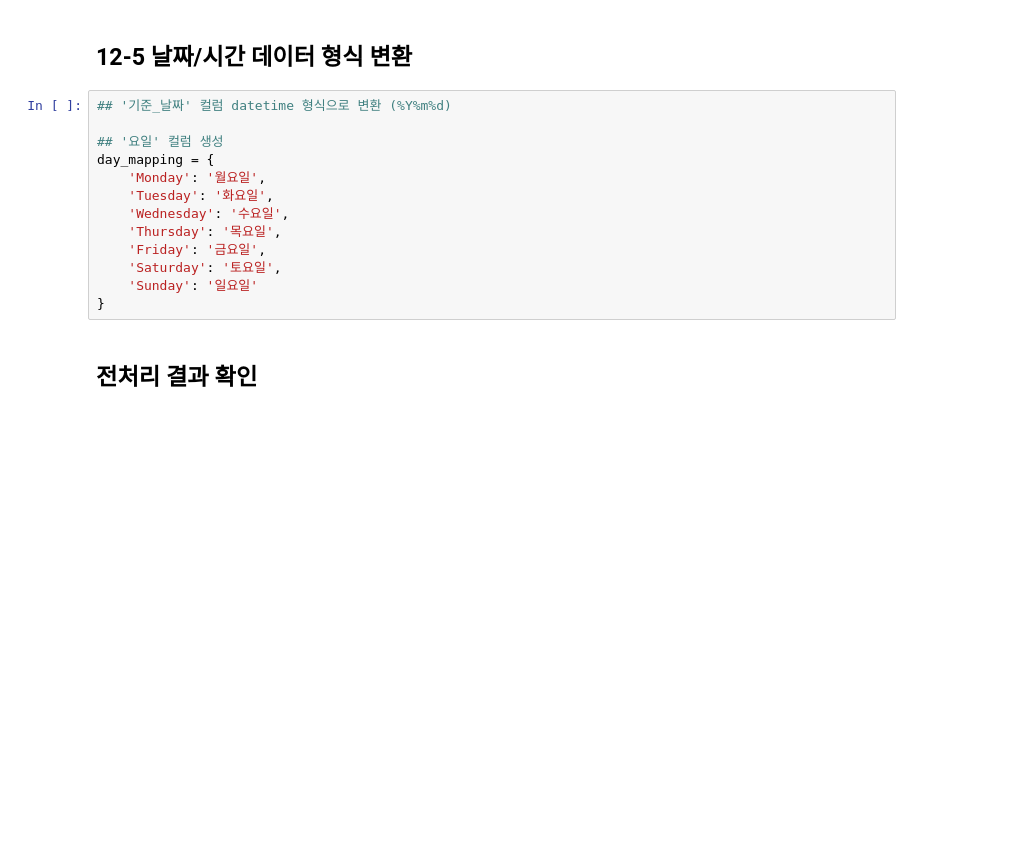
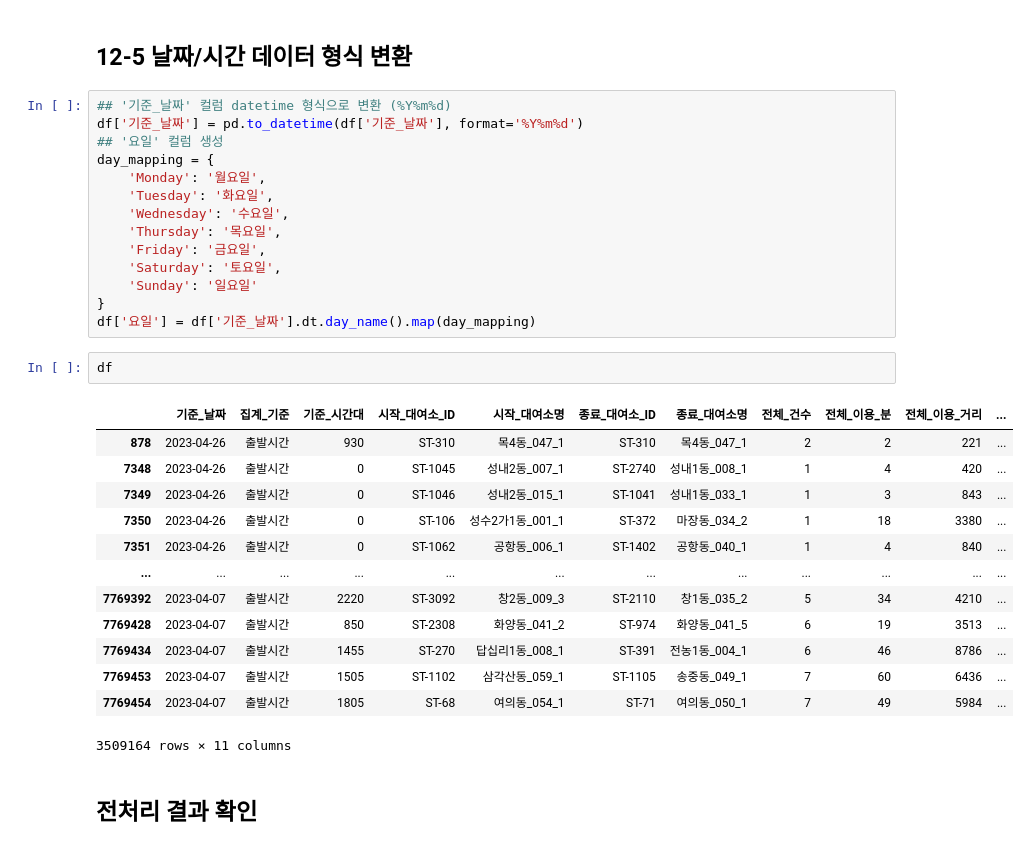
Before and after one commit to jj-it-lab/Data-Analysis-with-Open-Source, a Jupyter notebook: 오픈소스_데이터_분석_12강.ipynb, the cells around one changed output. Drawn from its saved outputs; the diff is of its cells as text; blank space fills up the shorter version.

```diff
--- a/오픈소스_데이터_분석_12강.ipynb
+++ b/오픈소스_데이터_분석_12강.ipynb
@@ -148,7 +148,7 @@ print("범주형 데이터 요약 통계 :\n", df.describe(include=['object']).t
 ## 12-5 날짜/시간 데이터 형식 변환
 # %%
 ## '기준_날짜' 컬럼 datetime 형식으로 변환 (%Y%m%d)
-
+df['기준_날짜'] = pd.to_datetime(df['기준_날짜'], format='%Y%m%d')
 ## '요일' 컬럼 생성
 day_mapping = {
     'Monday': '월요일',
@@ -159,6 +159,23 @@ day_mapping = {
     'Saturday': '토요일',
     'Sunday': '일요일'
 }
+df['요일'] = df['기준_날짜'].dt.day_name().map(day_mapping)
+# %%
+df
+# %% [output]
+|  | 기준_날짜 | 집계_기준 | 기준_시간대 | 시작_대여소_ID | 시작_대여소명 | 종료_대여소_ID | 종료_대여소명 | 전체_건수 | 전체_이용_분 | 전체_이용_거리 | ... |
+| 878 | 2023-04-26 | 출발시간 | 930 | ST-310 | 목4동_047_1 | ST-310 | 목4동_047_1 | 2 | 2 | 221 | ... |
+| 7348 | 2023-04-26 | 출발시간 | 0 | ST-1045 | 성내2동_007_1 | ST-2740 | 성내1동_008_1 | 1 | 4 | 420 | ... |
+| 7349 | 2023-04-26 | 출발시간 | 0 | ST-1046 | 성내2동_015_1 | ST-1041 | 성내1동_033_1 | 1 | 3 | 843 | ... |
+| 7350 | 2023-04-26 | 출발시간 | 0 | ST-106 | 성수2가1동_001_1 | ST-372 | 마장동_034_2 | 1 | 18 | 3380 | ... |
+| 7351 | 2023-04-26 | 출발시간 | 0 | ST-1062 | 공항동_006_1 | ST-1402 | 공항동_040_1 | 1 | 4 | 840 | ... |
+| ... | ... | ... | ... | ... | ... | ... | ... | ... | ... | ... | ... |
+| 7769392 | 2023-04-07 | 출발시간 | 2220 | ST-3092 | 창2동_009_3 | ST-2110 | 창1동_035_2 | 5 | 34 | 4210 | ... |
+| 7769428 | 2023-04-07 | 출발시간 | 850 | ST-2308 | 화양동_041_2 | ST-974 | 화양동_041_5 | 6 | 19 | 3513 | ... |
+| 7769434 | 2023-04-07 | 출발시간 | 1455 | ST-270 | 답십리1동_008_1 | ST-391 | 전농1동_004_1 | 6 | 46 | 8786 | ... |
+| 7769453 | 2023-04-07 | 출발시간 | 1505 | ST-1102 | 삼각산동_059_1 | ST-1105 | 송중동_049_1 | 7 | 60 | 6436 | ... |
+| 7769454 | 2023-04-07 | 출발시간 | 1805 | ST-68 | 여의동_054_1 | ST-71 | 여의동_050_1 | 7 | 49 | 5984 | ... |
+3509164 rows × 11 columns
 # %% [markdown]
 ## 전처리 결과 확인
 # %%
```
